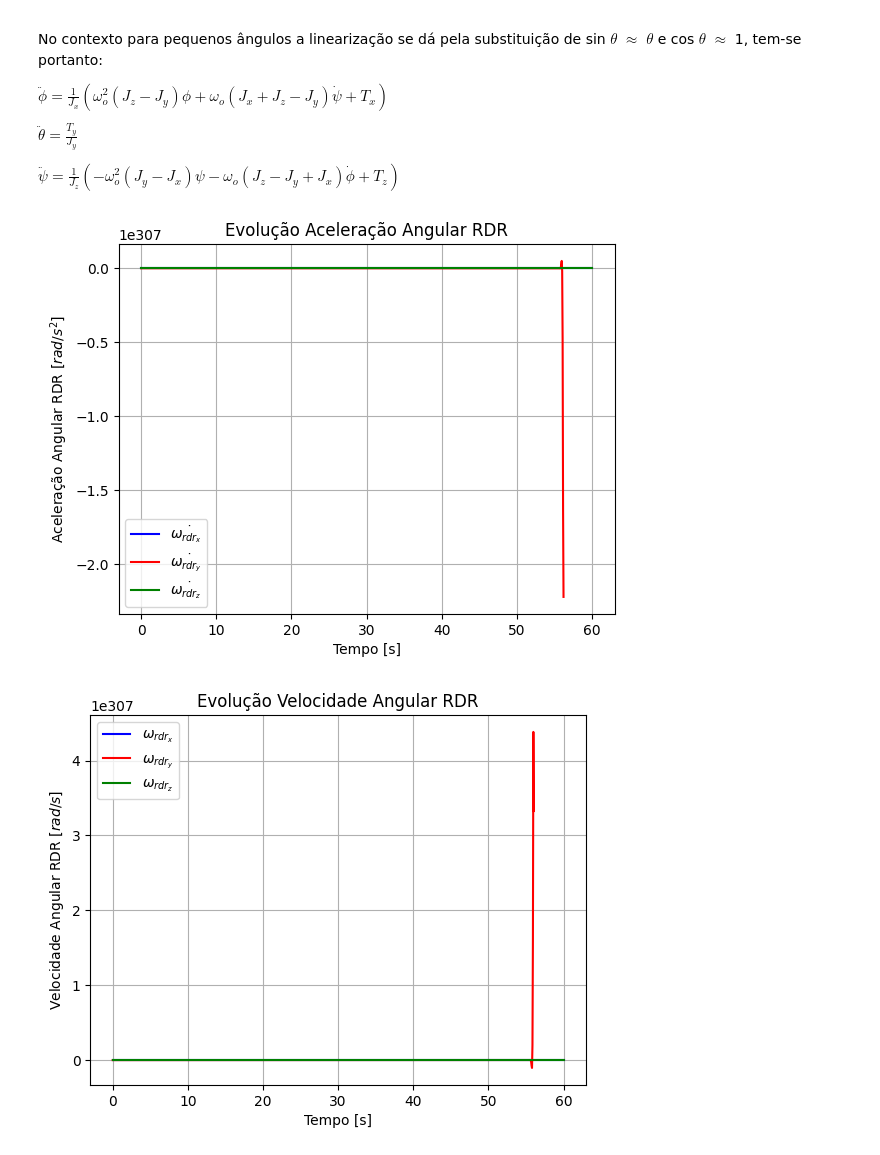
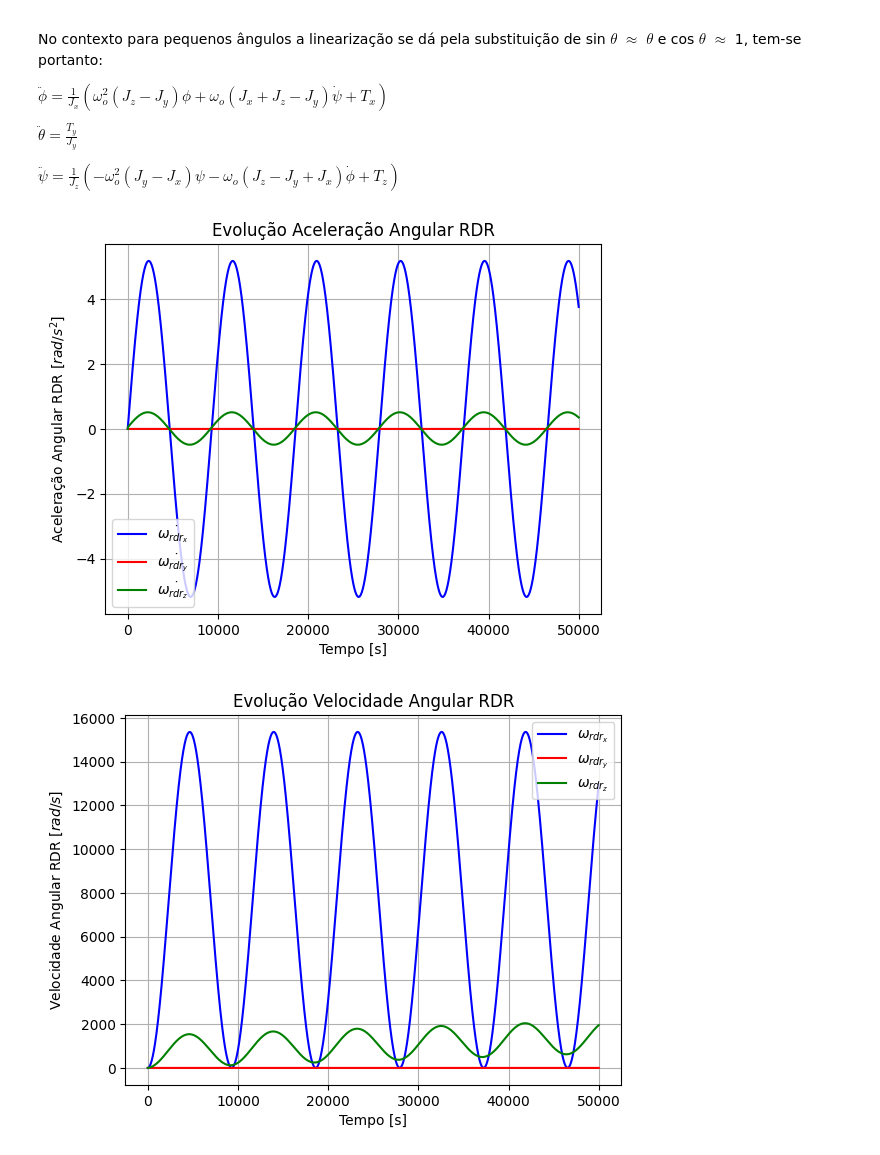
Before and after one commit to gabrielcte/labVirt_ws, a Jupyter notebook: control_design.ipynb, the cells around one changed output. Drawn from its saved outputs; the diff is of its cells as text; code cells hidden in the pictures.

```diff
--- a/control_design.ipynb
+++ b/control_design.ipynb
@@ -47,10 +47,9 @@ v_SCGI = np.array([-5.19923341417592e+003, 3.82519438208177e+003, -3.97333292224
 movimentoMedio = np.sqrt(mu_Terra/a**3) # [rad/s]
 w_O_I_O = movimentoMedio
 
-samples = 1000
-time_o = 0
-time_f = 60
-time = np.linspace(time_o,time_f,samples)
+samples = 1000000
+dt = 0.05
+time = np.zeros((samples, 1))
 phi = np.zeros((samples, 1))
 theta = np.zeros((samples, 1))
 psi = np.zeros((samples, 1))
@@ -75,7 +74,7 @@ theta[0] = np.deg2rad(0)
 psi[0] = np.deg2rad(0)
 
 dotphi[0] = np.deg2rad(0.1)
-dottheta[0] = np.deg2rad(0.1)
+dottheta[0] = np.deg2rad(0)
 dotpsi[0] = np.deg2rad(0.1)
 
 # For a CubeSat 6U
@@ -93,42 +92,40 @@ m_rdr = 0.137 # [kg]
 r_rdr = 0.0435 # [m]
 I_rdr = 0.5*m_rdr*r_rdr**2 # [kg*m²]
 
-K_dphi = -0.2822
-K_dtheta = -0.2822
-K_dpsi = -10.4
-K_phi = -0.5
-K_theta = -0.5
-K_psi = -10.4
+K_phi_rdr_x =       02.00359364
+K_psi_rdr_x =       00.501469208
+K_dotphi_rdr_x =    20.0587683
+K_dotpsi_rdr_x =    00.0335758324
+K_phi_rdr_z =       00.192872772
+K_psi_rdr_z =       00.772861006
+K_dotphi_rdr_z =    20.9848952
+K_dotpsi_rdr_z =    07.71491090
 
 
 for i in range(len(time)-1):
+    time[i+1] = time[i]+dt
+
     # Controle
 
-    dotw_rdr_x[i+1] = dotw_rdr_x[i]+K_dphi*dotphi[i]+dotw_rdr_x[i]+K_phi*phi[i]
-    T_x[i+1] = I_rdr*dotw_rdr_x[i+1]
+    dotw_rdr_x[i+1] = K_phi_rdr_x*phi[i]+K_psi_rdr_x*psi[i]+K_dotphi_rdr_x*dotphi[i]+K_dotpsi_rdr_x*dotpsi[i]
+    dotw_rdr_z[i+1] = K_phi_rdr_z*phi[i]+K_psi_rdr_z*psi[i]+K_dotphi_rdr_z*dotphi[i]+K_dotpsi_rdr_z*dotpsi[i]
 
-    dotw_rdr_y[i+1] = dotw_rdr_y[i]+K_dtheta*dottheta[i]+dotw_rdr_y[i]+K_theta*theta[i]
-    T_y[i+1] = I_rdr*dotw_rdr_y[i+1]
 
-    dotw_rdr_z[i+1] = dotw_rdr_z[i]+K_dpsi*dotpsi[i]+dotw_rdr_z[i]+K_psi*psi[i]
-    T_z[i+1] = I_rdr*dotw_rdr_z[i+1]
-
-    w_rdr_x[i+1] = w_rdr_x[i]+dotw_rdr_x[i+1]*time[i+1]
-    w_rdr_y[i+1] = w_rdr_y[i]+dotw_rdr_y[i+1]*time[i+1]
-    w_rdr_z[i+1] = w_rdr_z[i]+dotw_rdr_z[i+1]*time[i+1]
+    w_rdr_x[i+1] = w_rdr_x[i]+dotw_rdr_x[i+1]*dt
+    w_rdr_z[i+1] = w_rdr_z[i]+dotw_rdr_z[i+1]*dt
 
     # Planta
     ddotphi[i+1] = 1/Ixx*(w_O_I_O**2*(Izz-Iyy)*phi[i]+w_O_I_O*(Ixx+Izz-Iyy)*psi[i]+T_x[i+1])
     ddottheta[i+1] = T_y[i]/Iyy
     ddotpsi[i+1] = 1/Izz*(-w_O_I_O**2*(Iyy-Ixx)*psi[i]-w_O_I_O*(Izz-Iyy+Ixx)*dotphi[i]+T_z[i+1])
 
-    dotphi[i+1] = dotphi[i]+ddotphi[i+1]*time[i+1]
-    dottheta[i+1] = dottheta[i]+ddottheta[i+1]*time[i+1]
-    dotpsi[i+1] = dotpsi[i]+dotpsi[i+1]*time[i+1]
+    dotphi[i+1] = dotphi[i]+ddotphi[i+1]*dt
+    dottheta[i+1] = dottheta[i]+ddottheta[i+1]*dt
+    dotpsi[i+1] = dotpsi[i]+dotpsi[i+1]*dt
 
-    phi[i+1] = phi[i]+dotphi[i+1]*time[i+1]
-    theta[i+1] = theta[i]+dottheta[i+1]*time[i+1]
-    psi[i+1] = psi[i]+psi[i+1]*time[i+1]
+    phi[i+1] = phi[i]+dotphi[i+1]*dt
+    theta[i+1] = theta[i]+dottheta[i+1]*dt
+    psi[i+1] = psi[i]+psi[i+1]*dt
 
 
 
@@ -175,32 +172,32 @@ plt.grid(True)
 
 plt.figure()
 plt.title('Evolução Velocidade Angular')
 plt.plot(time,dotphi,'b',label=r'$\dot{\phi}$')
 plt.plot(time,dottheta,'r',label=r'$\dot{\theta}$')
 plt.plot(time,dotpsi,'g',label=r'$\dot{\psi}$')
 # Configurar os rótulos dos eixos
 plt.xlabel(r"Tempo [s]")
 plt.ylabel(r"Velocidade Angular [$rad/s$]")
 # Configurar a grade e proporções iguais
 plt.axis('on')
 plt.legend()
 plt.grid(True)
 
 plt.figure()
 plt.title('Evolução Atitude')
 plt.plot(time,phi,'b',label=r'$\phi$')
 plt.plot(time,dottheta,'r',label=r'$\theta$')
 plt.plot(time,psi,'g',label=r'$\psi$')
 # Configurar os rótulos dos eixos
 plt.xlabel(r"Tempo [s]")
 plt.ylabel(r"Atitude [$rad$]")
 # Configurar a grade e proporções iguais
 plt.axis('on')
 plt.grid(True)
 plt.legend()
 
 
 plt.show()
 # %% [output]
-[figure, old version]
+[figure, new version]
-[figure, old version]
+[figure, new version]
```
Also changed, not shown: parts of 10 cells of this notebook.
